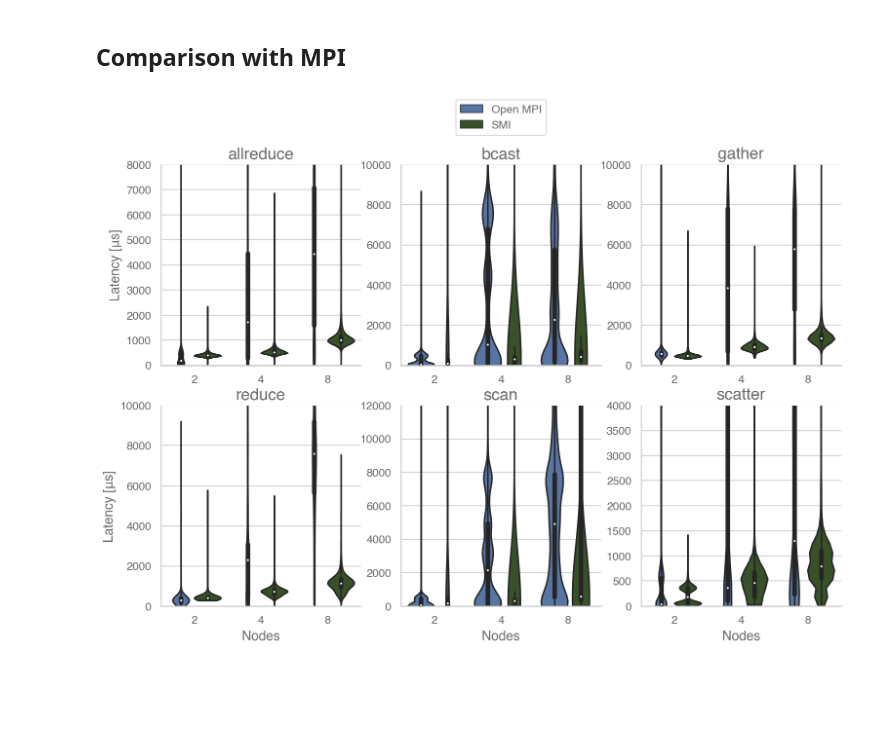
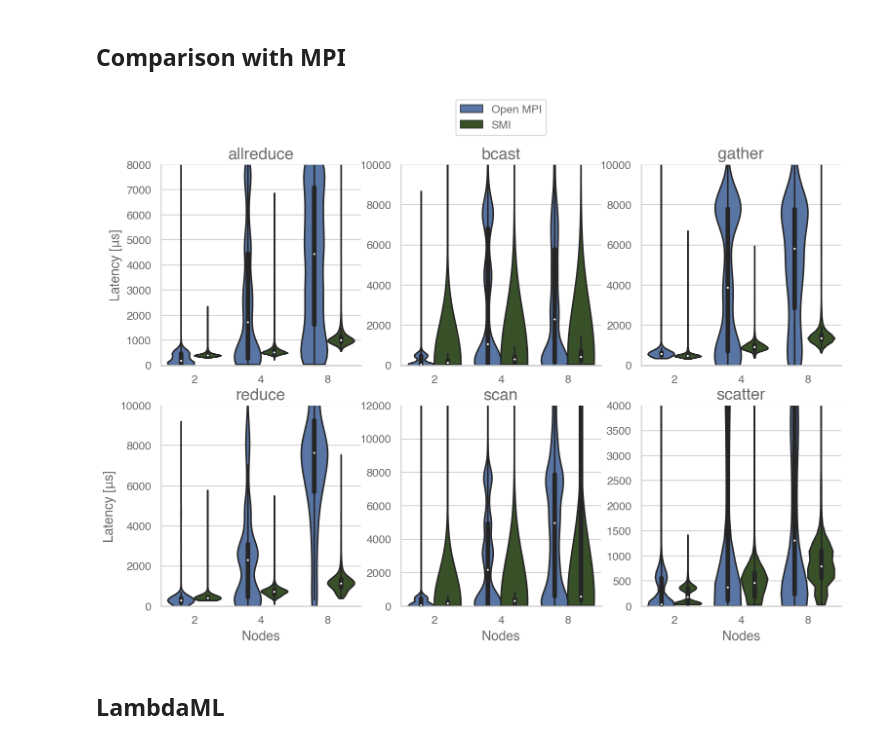
Before and after one commit to OpenCoreCH/LambdaCommBenchmarks, a Jupyter notebook: analysis/lambda_comm_benchmarks.ipynb, the cells around one changed output. Drawn from its saved outputs; the diff is of its cells as text; code cells hidden in the pictures; blank space fills up the shorter version.

```diff
--- a/analysis/lambda_comm_benchmarks.ipynb
+++ b/analysis/lambda_comm_benchmarks.ipynb
@@ -940,7 +941,6 @@ SMI_BASE_BATH = os.path.join(BASE_PATH, 'smi', 'res')
 NUM_NODES = [2, 4, 8]
 experiments = ['allreduce', 'bcast', 'gather', 'reduce', 'scan', 'scatter']
 # %%
-import pandas as pd
 vals = {}
 for experiment in experiments:
     data = {"n": [], "latency": [], "method": []}
@@ -959,7 +959,7 @@ for experiment in experiments:
                 if peer_id not in res_peers:
                     continue
                 if val > 10000000000: # underflows
-                    val = 0
+                    continue
                 data["n"].append(num_node)
                 data["latency"].append(val)
                 data["method"].append("Open MPI")
@@ -973,7 +973,7 @@ for experiment in experiments:
                 for line in lines:
                     val = int(line.rstrip())
                     if val > 10000000000: # underflows
-                        val = 0
+                        continue
                     data["n"].append(num_node)
                     data["latency"].append(val)
                     data["method"].append("SMI")
@@ -983,39 +983,39 @@ fig, axs = plt.subplots(nrows=2, ncols=3, figsize=(12, 8))
 my_pal = {"Open MPI": "b", "SMI": "#385723"}
 axs[0,0].set_ylim(0,8000)
 axs[0,0].set_title("allreduce")
 axs[0,1].set_ylim(0,10000)
 axs[0,1].set_title("bcast")
 axs[0,2].set_ylim(0,10000)
 axs[0,2].set_title("gather")
 axs[1,0].set_ylim(0,10000)
 axs[1,0].set_title("reduce")
 axs[1,1].set_ylim(0,12000)
 axs[1,1].set_title("scan")
 axs[1,2].set_ylim(0,4000)
 axs[1,2].set_title("scatter")
-#axs[0,0].set_yscale("log")
-#axs[0, 0].violinplot(mpi_vals["allreduce"].values(), mpi_vals["allreduce"].keys(), showmeans=True, showextrema=True, showmedians=True)
-sns.violinplot(x="n", y="latency", hue="method", data=vals["allreduce"], ax=axs[0, 0], cut=0, palette=my_pal)
-sns.violinplot(x="n", y="latency", hue="method", data=vals["bcast"], ax=axs[0, 1], cut=0, palette=my_pal)
-sns.violinplot(x="n", y="latency", hue="method", data=vals["gather"], ax=axs[0, 2], cut=0, palette=my_pal)
-sns.violinplot(x="n", y="latency", hue="method", data=vals["reduce"], ax=axs[1, 0], cut=0, palette=my_pal)
-sns.violinplot(x="n", y="latency", hue="method", data=vals["scan"], ax=axs[1, 1], cut=0, palette=my_pal)
-sns.violinplot(x="n", y="latency", hue="method", data=vals["scatter"], ax=axs[1, 2], cut=0, palette=my_pal)
 
+sns.violinplot(x="n", y="latency", hue="method", data=vals["allreduce"], ax=axs[0, 0], cut=0, palette=my_pal, scale="count")
+sns.violinplot(x="n", y="latency", hue="method", data=vals["bcast"], ax=axs[0, 1], cut=0, palette=my_pal, scale="count")
+sns.violinplot(x="n", y="latency", hue="method", data=vals["gather"], ax=axs[0, 2], cut=0, palette=my_pal, scale="count")
+sns.violinplot(x="n", y="latency", hue="method", data=vals["reduce"], ax=axs[1, 0], cut=0, palette=my_pal, scale="count")
+sns.violinplot(x="n", y="latency", hue="method", data=vals["scan"], ax=axs[1, 1], cut=0, palette=my_pal, scale="count")
+sns.violinplot(x="n", y="latency", hue="method", data=vals["scatter"], ax=axs[1, 2], cut=0, palette=my_pal, scale="count")
 
 
 for ix,iy in np.ndindex(axs.shape):
     if ix == 0 and iy == 1:
         axs[ix,iy].legend(loc='upper center', bbox_to_anchor=(0.5, 1.35), fancybox=True)
     else:
         axs[ix,iy].legend([],[], frameon=False)
     if ix == 1:
         axs[ix,iy].set_xlabel("Nodes")
     else:
         axs[ix,iy].set_xlabel(None)
     if iy == 0:
         axs[ix,iy].set_ylabel("Latency [μs]")
     else:
         axs[ix,iy].set_ylabel(None)
 # %% [output]
-[figure, old version]
+[figure, new version]
+# %% [markdown]
+## LambdaML
```
Also changed, not shown: parts of 4 cells of this notebook.
